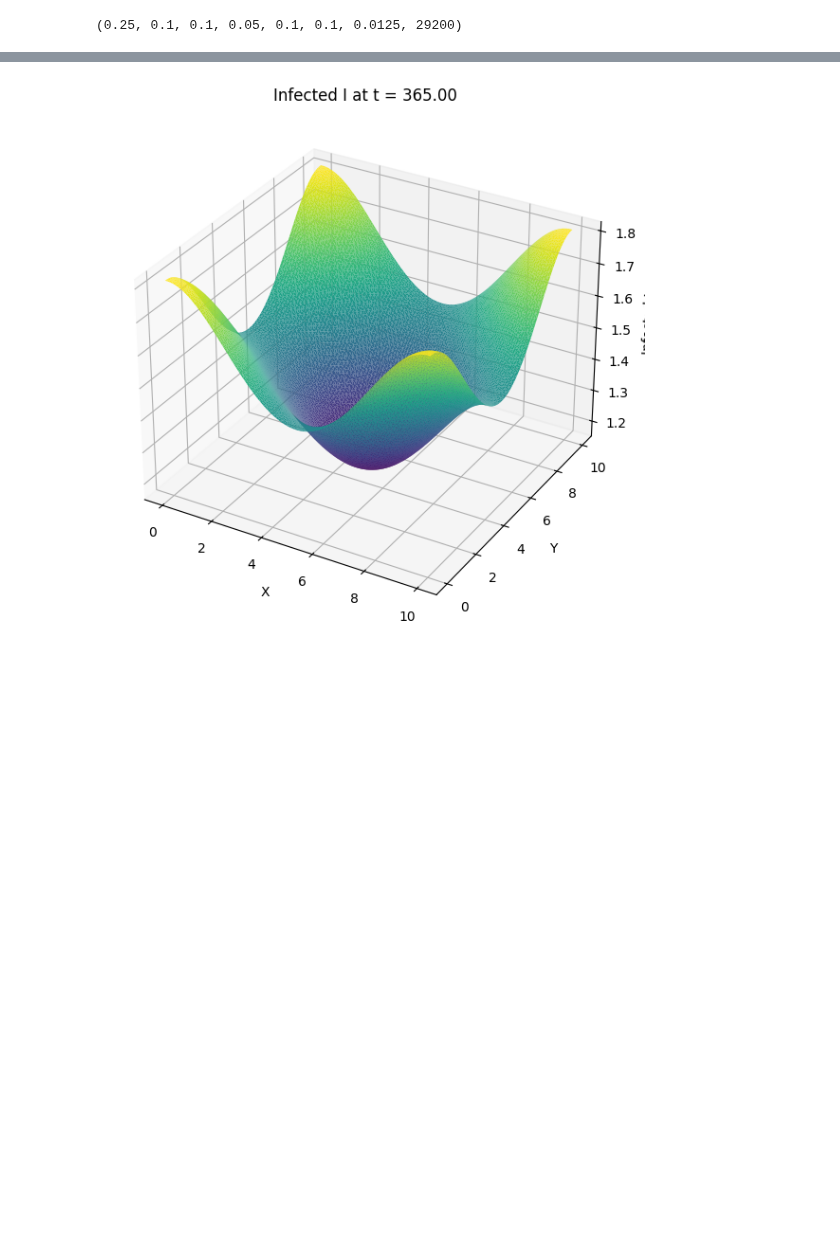
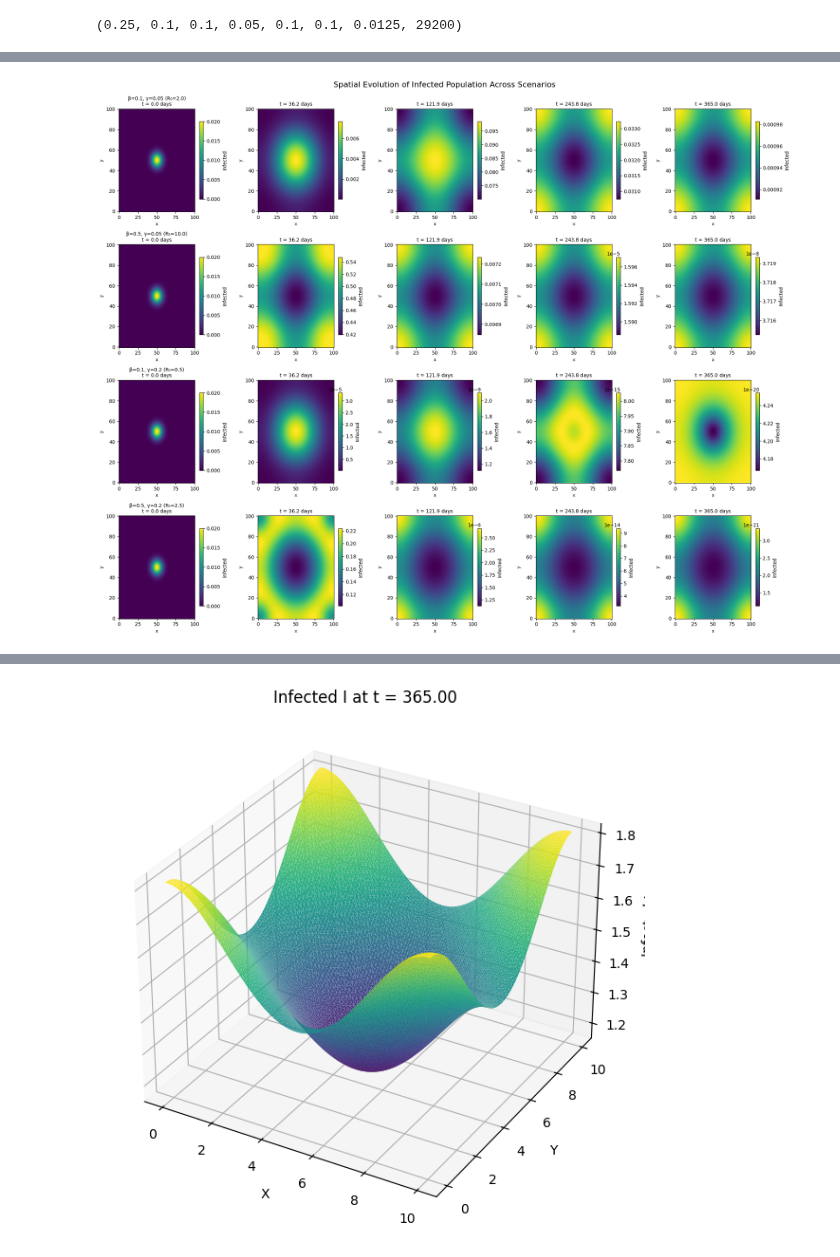
Before and after one commit to aeblik/SIR-Model, a Jupyter notebook: model/dynamic_sir_2d.ipynb, the cells around one changed output, grey strips where cells are left out. Drawn from its saved outputs; the diff is of its cells as text; code cells hidden in the pictures; blank space fills up the shorter version.

```diff
--- a/model/dynamic_sir_2d.ipynb
+++ b/model/dynamic_sir_2d.ipynb
@@ -85,7 +93,11 @@ nt = int(np.ceil(tmax / dt))
 (0.25, 0.1, 0.1, 0.05, 0.1, 0.1, 0.0125, 29200)
 # %%
 def apply_neumann_bc(u: np.ndarray) -> None:
-    """In-place zero-flux (Neumann) BC via edge copying."""
+    """
+    Zero-flux Neumann boundary conditions: prevents flow across domain edges.
+    Copies edge values to enforce zero spatial derivative (∂u/∂x = 0) at boundaries.
+    This creates a closed system where population cannot enter/leave the domain.
+    """
     u[0, :]  = u[1, :]
     u[-1, :] = u[-2, :]
     u[:, 0]  = u[:, 1]
@@ -225,0 +318,42 @@ plt.tight_layout()
+# %%
+# Define time indices to display
+idxs = [0, len(results[0]["times"])//10, len(results[0]["times"])//3,
+        2*len(results[0]["times"])//3, len(results[0]["times"])-1]
+
+# Create figure: rows = scenarios, columns = time points
+n_scenarios = len(results)
+n_times = len(idxs)
+
+fig, axes = plt.subplots(n_scenarios, n_times, figsize=(4*n_times, 4*n_scenarios))
+
+# If only one scenario, axes won't be 2D, so fix it
+if n_scenarios == 1:
+    axes = axes.reshape(1, -1)
+
+# Plot each scenario (row) at each time point (column)
+for row_idx, result in enumerate(results):
+    for col_idx, time_idx in enumerate(idxs):
+        _, I_snapshot, _ = result["snapshots"][time_idx]
+
+        im = axes[row_idx, col_idx].imshow(I_snapshot, origin="lower",
+                                           aspect="auto", cmap="viridis")
+
+        # Title: scenario label on first column, time on all columns
+        if col_idx == 0:
+            title = f"{result['label']}\nt = {result['times'][time_idx]:.1f} days"
+        else:
+            title = f"t = {result['times'][time_idx]:.1f} days"
+
+        axes[row_idx, col_idx].set_title(title, fontsize=10)
+        axes[row_idx, col_idx].set_xlabel("x", fontsize=9)
+        axes[row_idx, col_idx].set_ylabel("y", fontsize=9)
+
+        # Add colorbar to each subplot
+        plt.colorbar(im, ax=axes[row_idx, col_idx], label="Infected", fraction=0.046)
+
+plt.suptitle("Spatial Evolution of Infected Population Across Scenarios",
+             fontsize=16, y=0.995)
+plt.tight_layout()
+plt.show()
+# %% [output]
+[figure, added]
```
Also changed, not shown: parts of 13 cells of this notebook, 1 other file.
